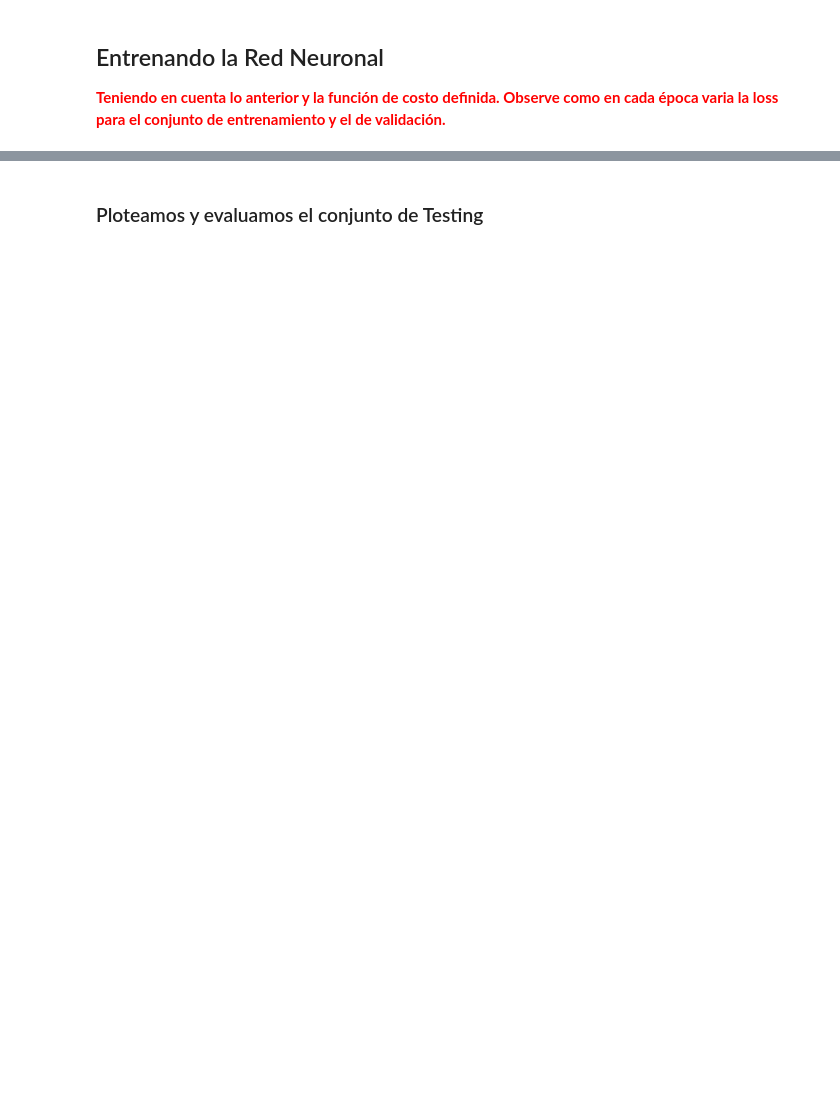
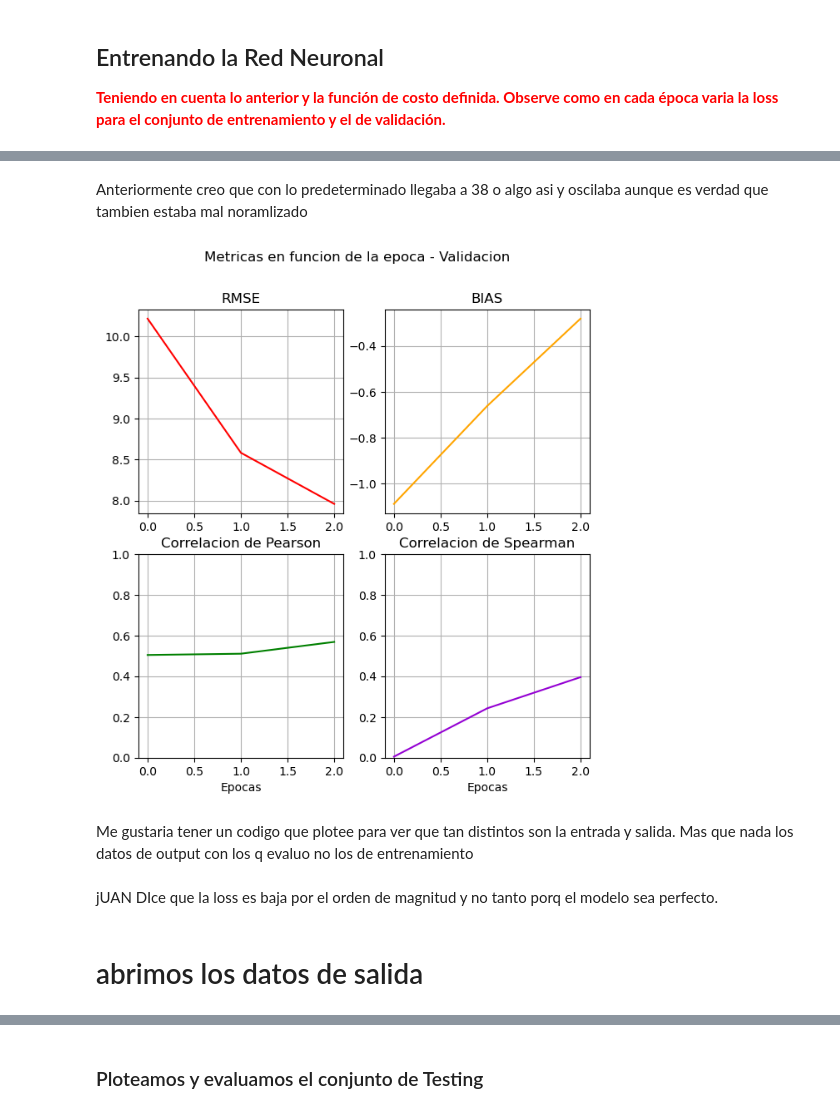
Before and after one commit to Gerlielbecario/Thesis_Neuronal_Network, a Jupyter notebook: work/3-Prototipo_Red_Neuronal/run_CONV.ipynb, the cells around one changed output, grey strips where cells are left out. Cells and saved outputs as stored; diff of their text form; code cells hidden in the pictures; blank space fills up the shorter version.

```diff
--- a/work/3-Prototipo_Red_Neuronal/run_CONV.ipynb
+++ b/work/3-Prototipo_Red_Neuronal/run_CONV.ipynb
@@ -209,12 +217,12 @@ Los hiperparametros con que más nos toparemos son los siguentes:
 # %%
 #Una forma de identificar la configuración que utilizamos
 Modelo = "Convolucion"
-Numero_exp = 0
+Numero_exp = 7
 
 #Hiperparametros
 batch_size= 100
-max_epochs = 60
-learning_rate = 1e-3
+max_epochs = 3
+learning_rate = 1e-4
 
 #El learning rate decay seria algo que ayuda a converger. A partir de una cierta epoca el learning rate
 #decay va decayendo a un ritmo de 0.1
@@ -485,0 +505,39 @@ Loss Val:    200.9208221435547
+# %% [markdown]
+Anteriormente creo que con lo predeterminado llegaba a 38 o algo asi y oscilaba aunque es verdad que tambien estaba mal noramlizado
+# %%
+fig = plt.figure(figsize=(7,7))
+plt.suptitle("Metricas en funcion de la epoca - Validacion")
+
+plt.subplot(2,2,1)
+plt.title("RMSE")
+plt.plot(range(max_epochs), RMSE,color="red")
+plt.grid()
+
+plt.subplot(2,2,2)
+plt.title("BIAS")
+plt.plot(range(max_epochs), BIAS, color="orange")
+plt.grid()
+
+plt.subplot(2,2,3)
+plt.title("Correlacion de Pearson")
+plt.plot(range(max_epochs), Corr_P, color="green")
+plt.ylim(0,1)
+plt.xlabel("Epocas")
+plt.grid()
+
+plt.subplot(2,2,4)
+plt.title("Correlacion de Spearman")
+plt.plot(range(max_epochs), Corr_S, color="darkviolet")
+plt.xlabel("Epocas")
+plt.ylim(0,1)
+plt.grid()
+
+    #plt.savefig(Dir_plot+"Scores_series.png",dpi=100,bbox_inches="tight")
+   # plt.close()
+# %% [output]
+[figure, added]
+# %% [markdown]
+Me gustaria tener un codigo que plotee para ver que tan distintos son la entrada y salida.
+Mas que nada los datos de output con los q evaluo no los de entrenamiento
+# %% [markdown]
+jUAN DIce que la loss es baja por el orden de magnitud y no tanto porq el modelo sea perfecto.
@@ -485,0 +561,2 @@ Loss Val:    200.9208221435547
+# %% [markdown]
+# abrimos los datos de salida
```
Also changed, not shown: parts of 49 cells of this notebook, 8 other files.
